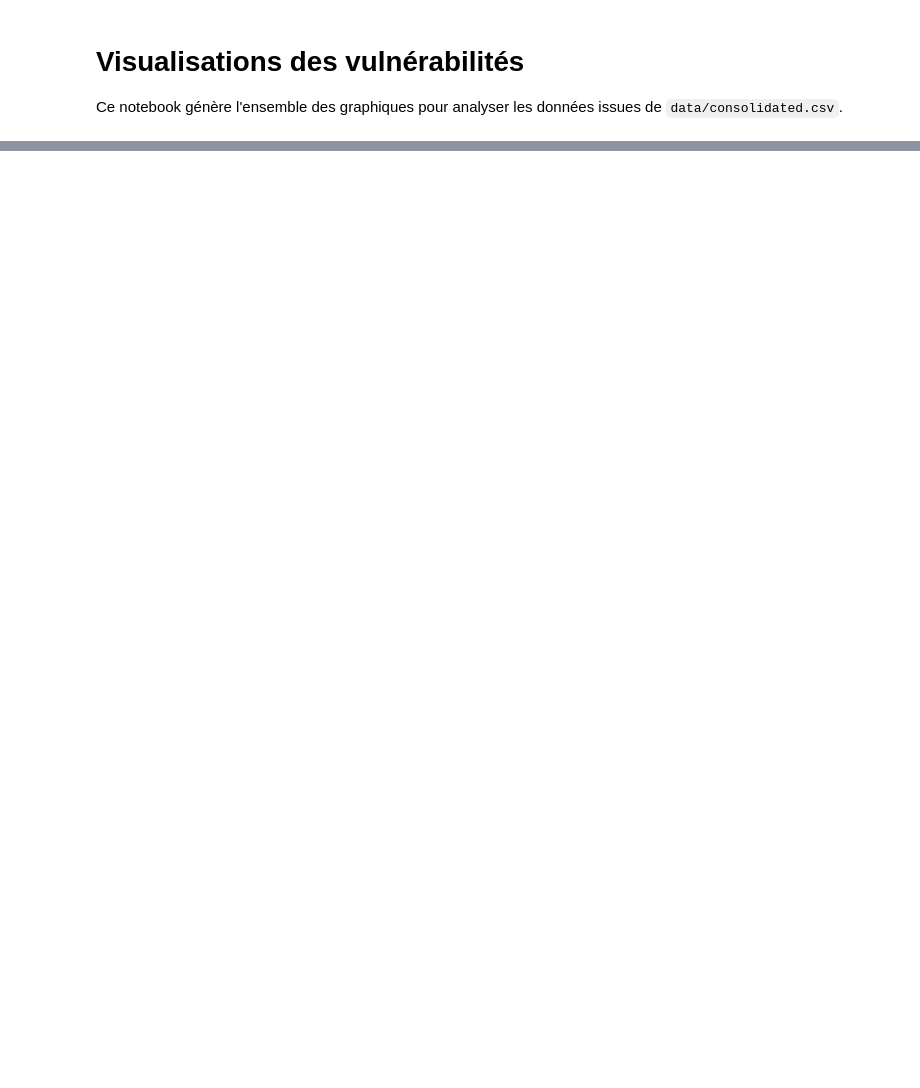
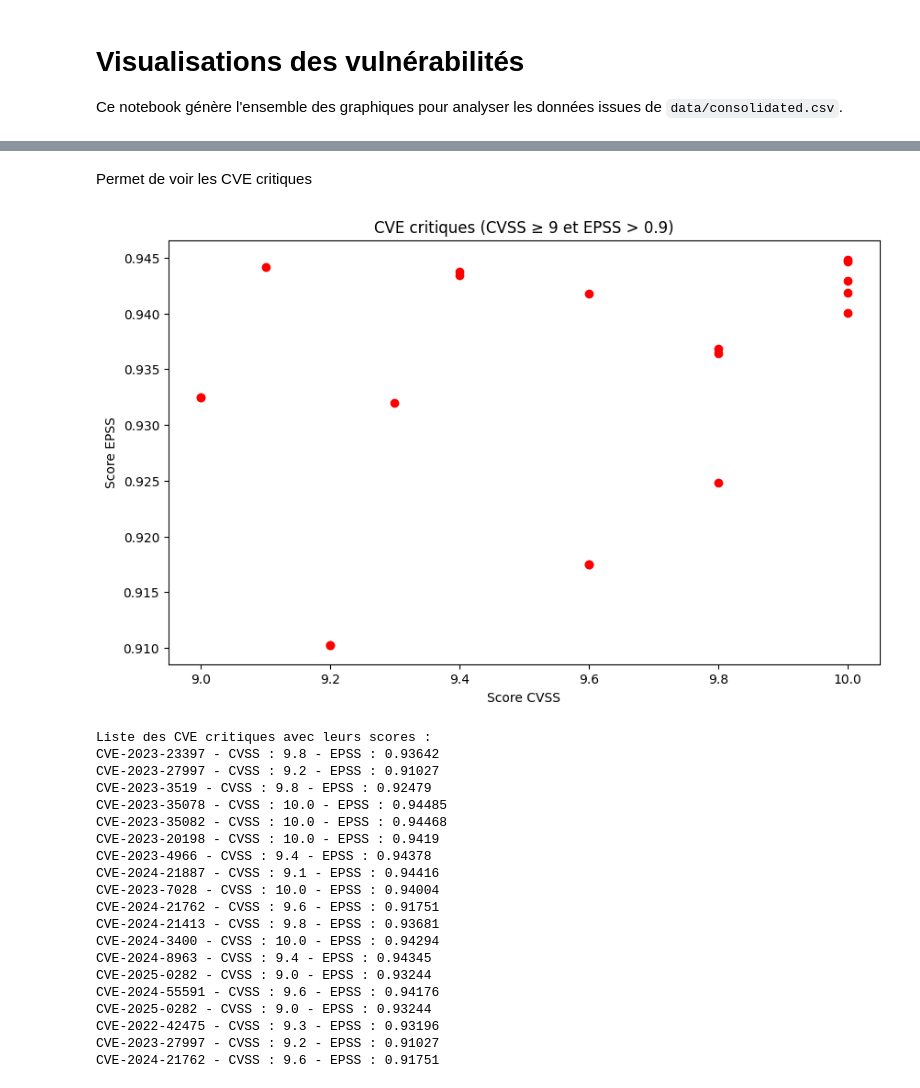
Before and after one commit to totolezozo/Project-Mastercamp, a Jupyter notebook: notebooks/visualizations.ipynb, the cells around one changed output, grey strips where cells are left out. Drawn from its saved outputs; the diff is of its cells as text; code cells hidden in the pictures; blank space fills up the shorter version.

```diff
--- a/notebooks/visualizations.ipynb
+++ b/notebooks/visualizations.ipynb
@@ -153,0 +81,37 @@ plt.show()
+# %% [markdown]
+Permet de voir les CVE critiques
+# %%
+df_critique = df[(df['cvss_score'] >= 9) & (df['epss_score'] > 0.9)]
+
+plt.figure(figsize=(10,6))
+plt.scatter(df_critique['cvss_score'], df_critique['epss_score'], color='red')
+plt.title('CVE critiques (CVSS ≥ 9 et EPSS > 0.9)')
+plt.xlabel('Score CVSS')
+plt.ylabel('Score EPSS')
+plt.show()
+
+print("Liste des CVE critiques avec leurs scores :")
+for idx, row in df_critique.iterrows():
+    print(f"{row['cve_id']} - CVSS : {row['cvss_score']} - EPSS : {row['epss_score']}")
+# %% [output]
+[figure, added]
+Liste des CVE critiques avec leurs scores :
+CVE-2023-23397 - CVSS : 9.8 - EPSS : 0.93642
+CVE-2023-27997 - CVSS : 9.2 - EPSS : 0.91027
+CVE-2023-3519 - CVSS : 9.8 - EPSS : 0.92479
+CVE-2023-35078 - CVSS : 10.0 - EPSS : 0.94485
+CVE-2023-35082 - CVSS : 10.0 - EPSS : 0.94468
+CVE-2023-20198 - CVSS : 10.0 - EPSS : 0.9419
+CVE-2023-4966 - CVSS : 9.4 - EPSS : 0.94378
+CVE-2024-21887 - CVSS : 9.1 - EPSS : 0.94416
+CVE-2023-7028 - CVSS : 10.0 - EPSS : 0.94004
+CVE-2024-21762 - CVSS : 9.6 - EPSS : 0.91751
+CVE-2024-21413 - CVSS : 9.8 - EPSS : 0.93681
+CVE-2024-3400 - CVSS : 10.0 - EPSS : 0.94294
+CVE-2024-8963 - CVSS : 9.4 - EPSS : 0.94345
+CVE-2025-0282 - CVSS : 9.0 - EPSS : 0.93244
+CVE-2024-55591 - CVSS : 9.6 - EPSS : 0.94176
+CVE-2025-0282 - CVSS : 9.0 - EPSS : 0.93244
+CVE-2022-42475 - CVSS : 9.3 - EPSS : 0.93196
+CVE-2023-27997 - CVSS : 9.2 - EPSS : 0.91027
+CVE-2024-21762 - CVSS : 9.6 - EPSS : 0.91751
```
Also changed, not shown: parts of 27 cells of this notebook, 2 other files.
